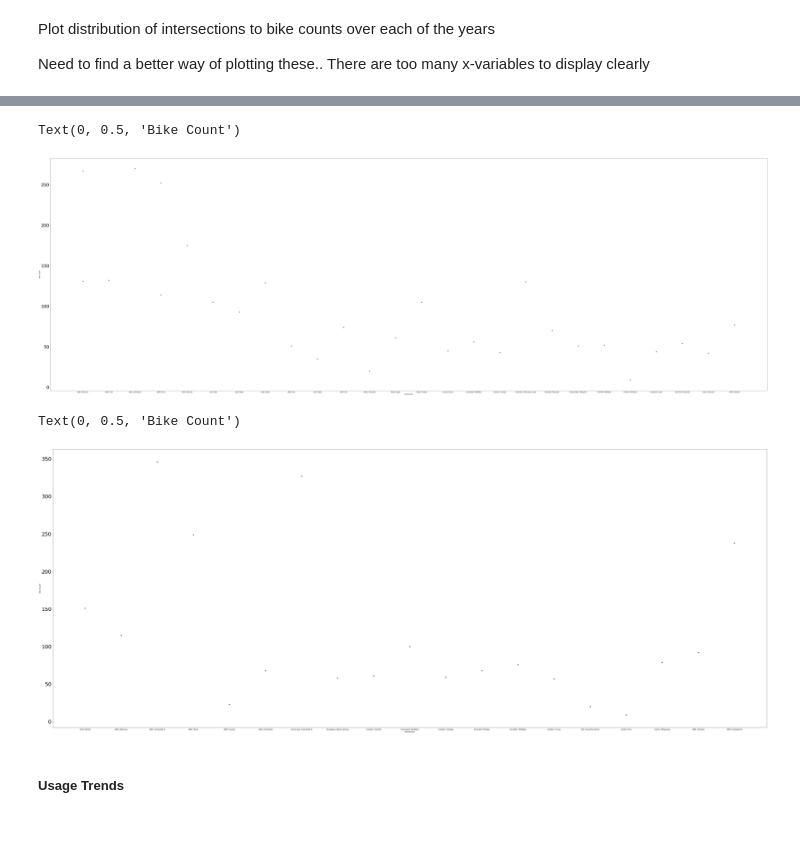
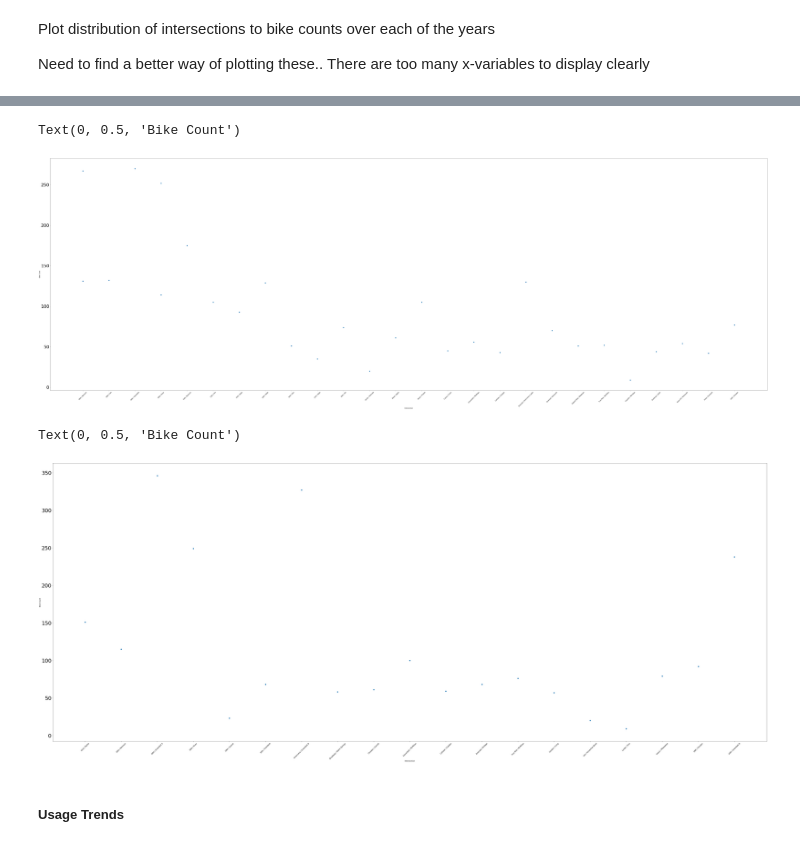
Before and after one commit to mikestefancic/TVCA, a Jupyter notebook: 01-tvca-clean.ipynb, the cells around one changed output, grey strips where cells are left out. Drawn from its saved outputs; the diff is of its cells as text; code cells hidden in the pictures.

```diff
--- a/01-tvca-clean.ipynb
+++ b/01-tvca-clean.ipynb
@@ -845,21 +845,23 @@ Text(0, 0.5, 'Bike Count')
 # %%
 plt.rc('ytick', labelsize=30)
 plt.figure(figsize=(90,30))
 plt.scatter(data_2010_trimmed['Location'], data_2010_trimmed['Total'])
+plt.xticks(rotation=45)
 plt.xlabel('Intersection')
 plt.ylabel('Bike Count')
 # %% [output]
 Text(0, 0.5, 'Bike Count')
-[figure, old version]
+[figure, new version]
 # %%
 plt.rc('ytick', labelsize=30)
 plt.figure(figsize=(75,30))
 plt.scatter(data_2011_trimmed['Location'], data_2011_trimmed['Total'])
+plt.xticks(rotation=45)
 plt.xlabel('Intersection')
 plt.ylabel('Bike Count')
 # %% [output]
 Text(0, 0.5, 'Bike Count')
-[figure, old version]
+[figure, new version]
 # %% [markdown]
 ##### Usage Trends
 # %% [markdown]
```
Also changed, not shown: parts of 3 cells of this notebook.
